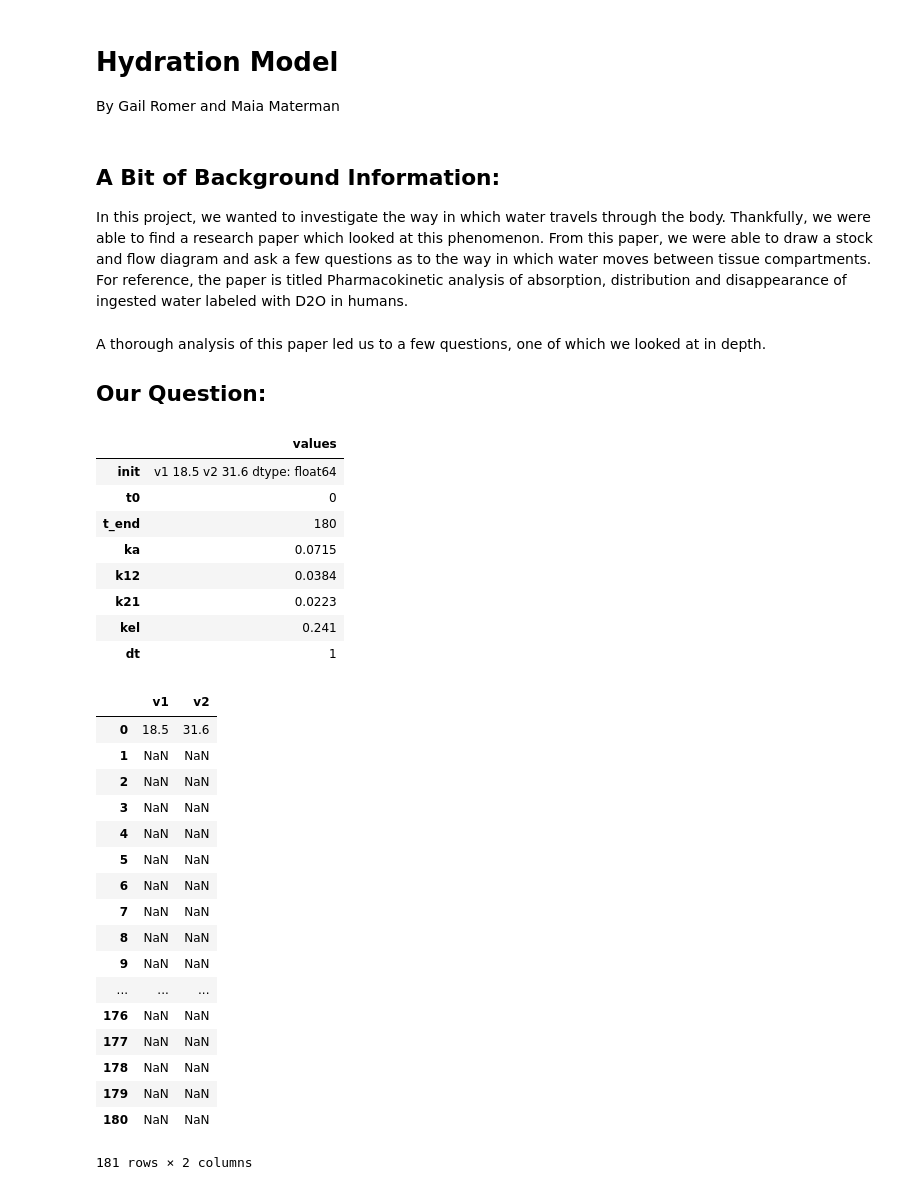
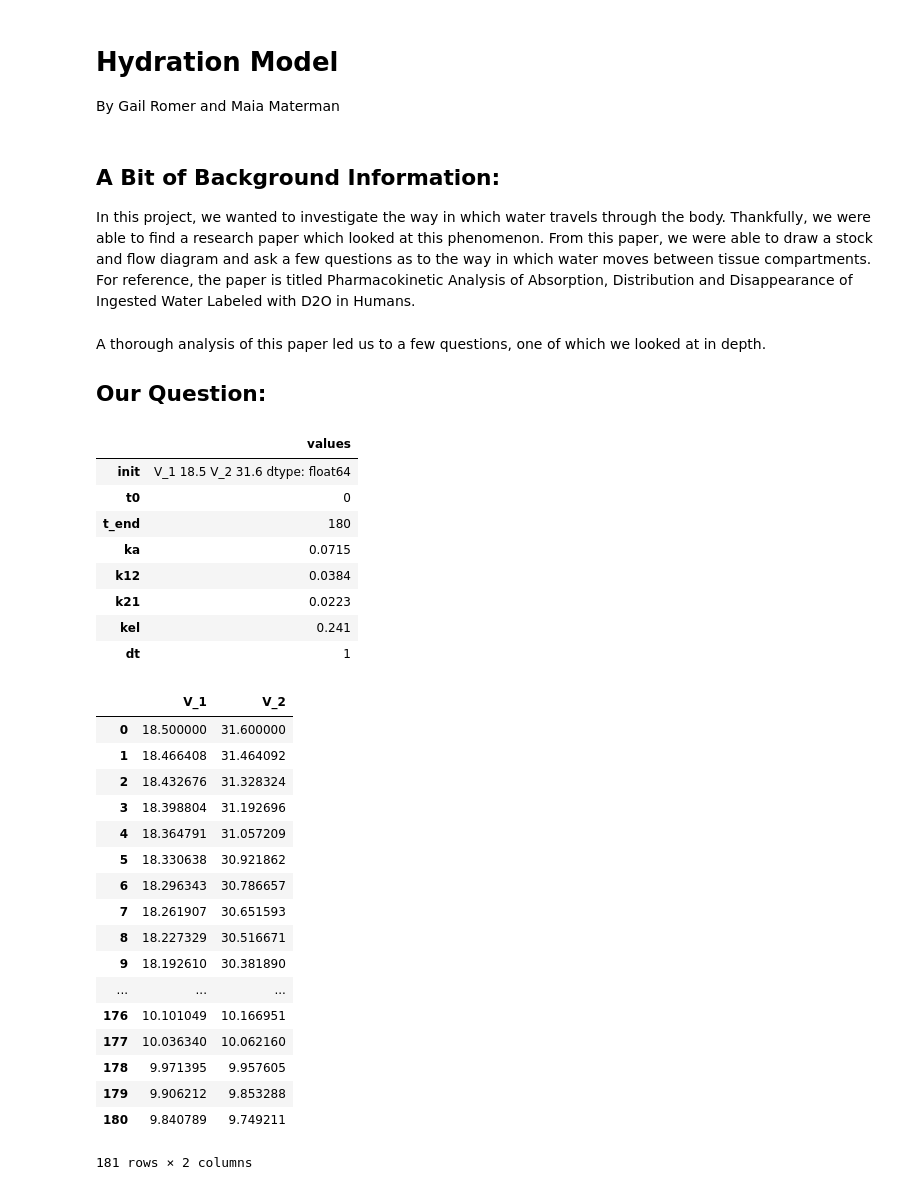
Before and after one commit to nightengail/ModSimProject2, a Jupyter notebook: Project 2.ipynb, the cells around one changed output. Cells and saved outputs as stored; diff of their text form; code cells hidden in the pictures.

```diff
--- a/Project 2.ipynb
+++ b/Project 2.ipynb
@@ -5,7 +5,7 @@ By Gail Romer and Maia Materman
 # %% [markdown]
 ## A Bit of Background Information:
 
-In this project, we wanted to investigate the way in which water travels through the body. Thankfully, we were able to find a research paper which looked at this phenomenon. From this paper, we were able to draw a stock and flow diagram and ask a few questions as to the way in which water moves between tissue compartments. For reference, the paper is titled Pharmacokinetic analysis of absorption, distribution and disappearance of ingested water labeled with D2O in humans.
+In this project, we wanted to investigate the way in which water travels through the body. Thankfully, we were able to find a research paper which looked at this phenomenon. From this paper, we were able to draw a stock and flow diagram and ask a few questions as to the way in which water moves between tissue compartments. For reference, the paper is titled Pharmacokinetic Analysis of Absorption, Distribution and Disappearance of Ingested Water Labeled with D2O in Humans.
 # %% [markdown]
 A thorough analysis of this paper led us to a few questions, one of which we looked at in depth.
 ## Our Question:
@@ -23,35 +23,35 @@ def make_system(ka, k12, k21, kel):
     """Make a system object for the water model.
 
     ka (per minute)
     k12 (per minute)
     k21 (per minute)
     kel (per minute)
 
     returns: System object
     """
 
 
-    init = State(v1 = 18.5, v2 = 31.6)   # V_1 = Compartment 1, V_2 = Compartment 2
+    init = State(V_1 = 18.5, V_2 = 31.6)   # V_1 = Compartment 1, V_2 = Compartment 2
 
 
     t0 = 0 # time has yet to begin
     dt = 1 # minutes
     t_end = 3 * 60 # 3 hours
 
 
     return System(init=init, t0=t0, t_end=t_end,
                   ka=ka, k12=k12, k21=k21, kel=kel, dt=dt)
 
 
 make_system(
             0.0715,       #ka per minute
             0.0384,       #k12 per minute
             0.0223,       #k21 per minute
             0.241         #kel per minute
 )
 # %% [output]
 |  | values |
-| init | v1 18.5 v2 31.6 dtype: float64 |
+| init | V_1 18.5 V_2 31.6 dtype: float64 |
 | t0 | 0 |
 | t_end | 180 |
 | ka | 0.0715 |
@@ -136,23 +123,23 @@ system = make_system(0.0715,       #ka per minute
 
 results = run_simulation(system, update_func)
 # %% [output]
-|  | v1 | v2 |
-| 0 | 18.5 | 31.6 |
-| 1 | NaN | NaN |
-| 2 | NaN | NaN |
-| 3 | NaN | NaN |
-| 4 | NaN | NaN |
-| 5 | NaN | NaN |
-| 6 | NaN | NaN |
-| 7 | NaN | NaN |
-| 8 | NaN | NaN |
-| 9 | NaN | NaN |
+|  | V_1 | V_2 |
+| 0 | 18.500000 | 31.600000 |
+| 1 | 18.466408 | 31.464092 |
+| 2 | 18.432676 | 31.328324 |
+| 3 | 18.398804 | 31.192696 |
+| 4 | 18.364791 | 31.057209 |
+| 5 | 18.330638 | 30.921862 |
+| 6 | 18.296343 | 30.786657 |
+| 7 | 18.261907 | 30.651593 |
+| 8 | 18.227329 | 30.516671 |
+| 9 | 18.192610 | 30.381890 |
 | ... | ... | ... |
-| 176 | NaN | NaN |
-| 177 | NaN | NaN |
-| 178 | NaN | NaN |
-| 179 | NaN | NaN |
-| 180 | NaN | NaN |
+| 176 | 10.101049 | 10.166951 |
+| 177 | 10.036340 | 10.062160 |
+| 178 | 9.971395 | 9.957605 |
+| 179 | 9.906212 | 9.853288 |
+| 180 | 9.840789 | 9.749211 |
 181 rows × 2 columns
 # %%
 results.plot()
```
Also changed, not shown: parts of 5 cells of this notebook.
